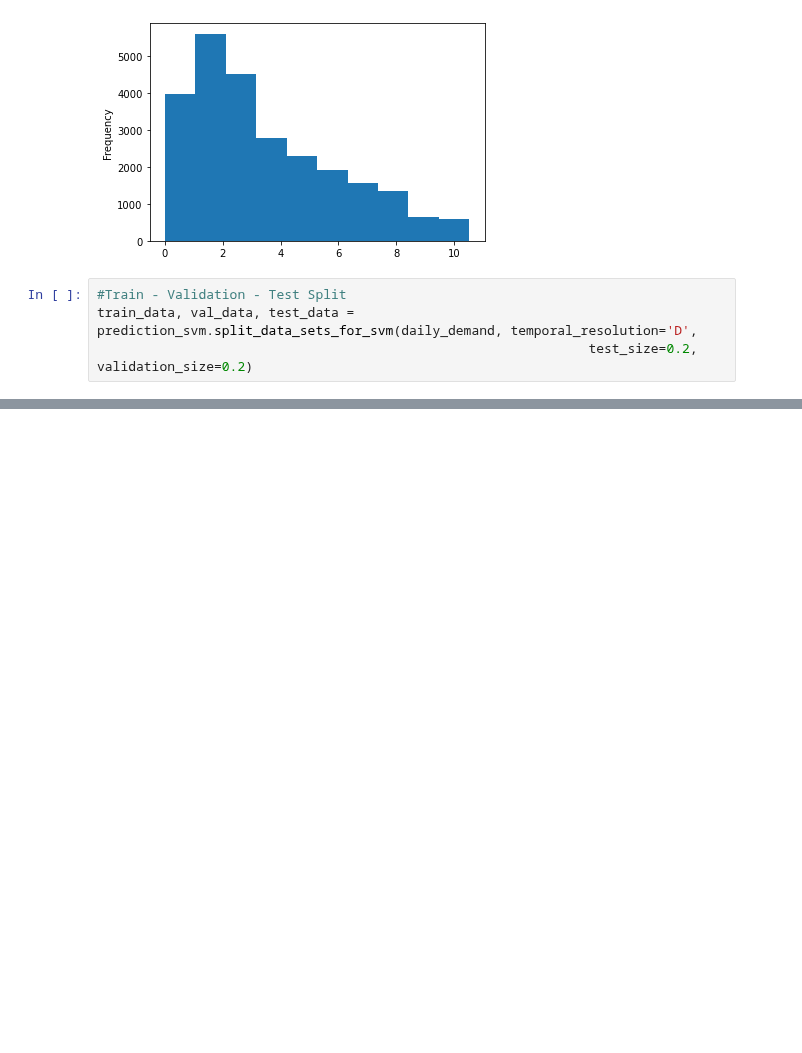
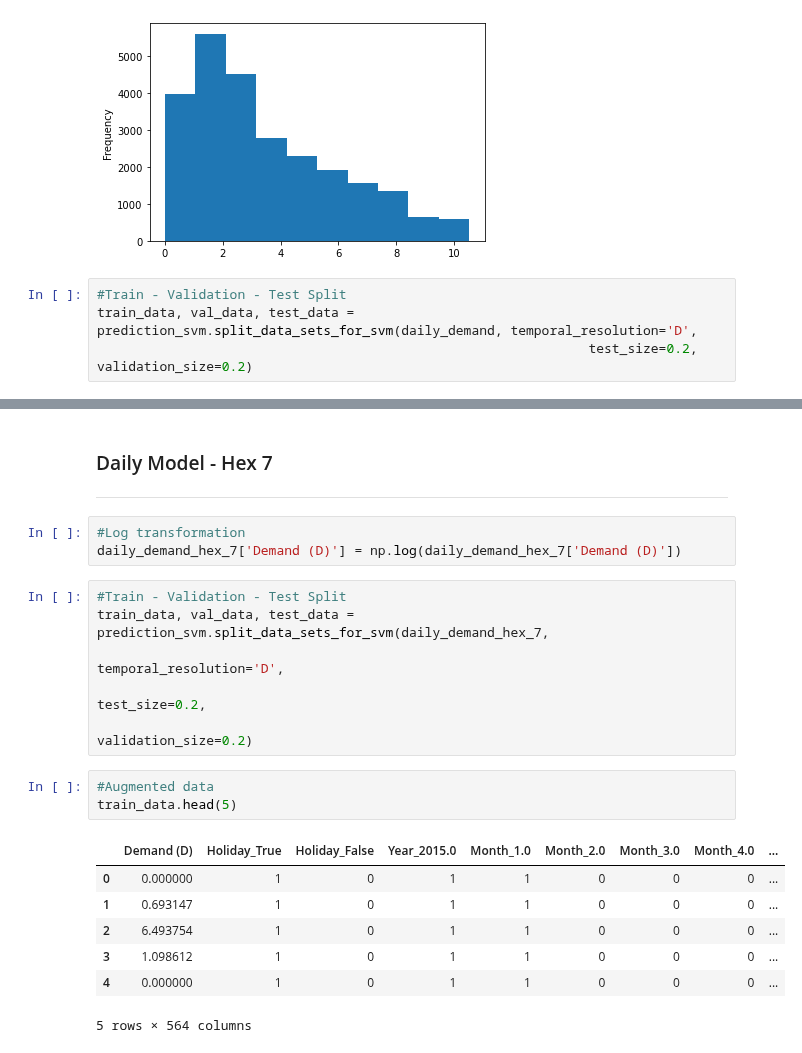
Before and after one commit to SepehrRad/aaa21, a Jupyter notebook: notebooks/prediction_svm.ipynb, the cells around one changed output, grey strips where cells are left out. Drawn from its saved outputs; the diff is of its cells as text; blank space fills up the shorter version.

```diff
--- a/notebooks/prediction_svm.ipynb
+++ b/notebooks/prediction_svm.ipynb
@@ -273,0 +141,23 @@ results[results["rank_test_score"]<10]
+# %% [markdown]
+### Daily Model - Hex 7
+---
+# %%
+#Log transformation
+daily_demand_hex_7['Demand (D)'] = np.log(daily_demand_hex_7['Demand (D)'])
+# %%
+#Train - Validation - Test Split
+train_data, val_data, test_data = prediction_svm.split_data_sets_for_svm(daily_demand_hex_7,
+                                                                         temporal_resolution='D',
+                                                                         test_size=0.2,
+                                                                         validation_size=0.2)
+# %%
+#Augmented data
+train_data.head(5)
+# %% [output]
+|  | Demand (D) | Holiday_True | Holiday_False | Year_2015.0 | Month_1.0 | Month_2.0 | Month_3.0 | Month_4.0 | ... |
+| 0 | 0.000000 | 1 | 0 | 1 | 1 | 0 | 0 | 0 | ... |
+| 1 | 0.693147 | 1 | 0 | 1 | 1 | 0 | 0 | 0 | ... |
+| 2 | 6.493754 | 1 | 0 | 1 | 1 | 0 | 0 | 0 | ... |
+| 3 | 1.098612 | 1 | 0 | 1 | 1 | 0 | 0 | 0 | ... |
+| 4 | 0.000000 | 1 | 0 | 1 | 1 | 0 | 0 | 0 | ... |
+5 rows × 564 columns
```
Also changed, not shown: parts of 30 cells of this notebook, 1 other file.
